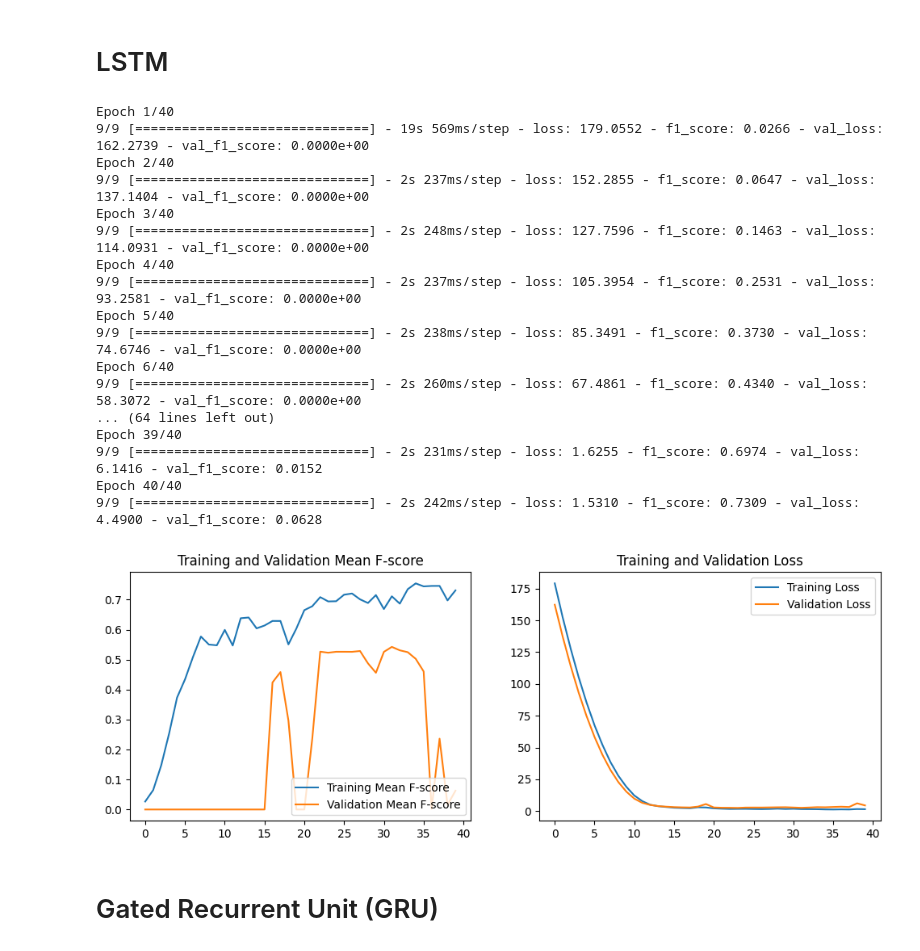
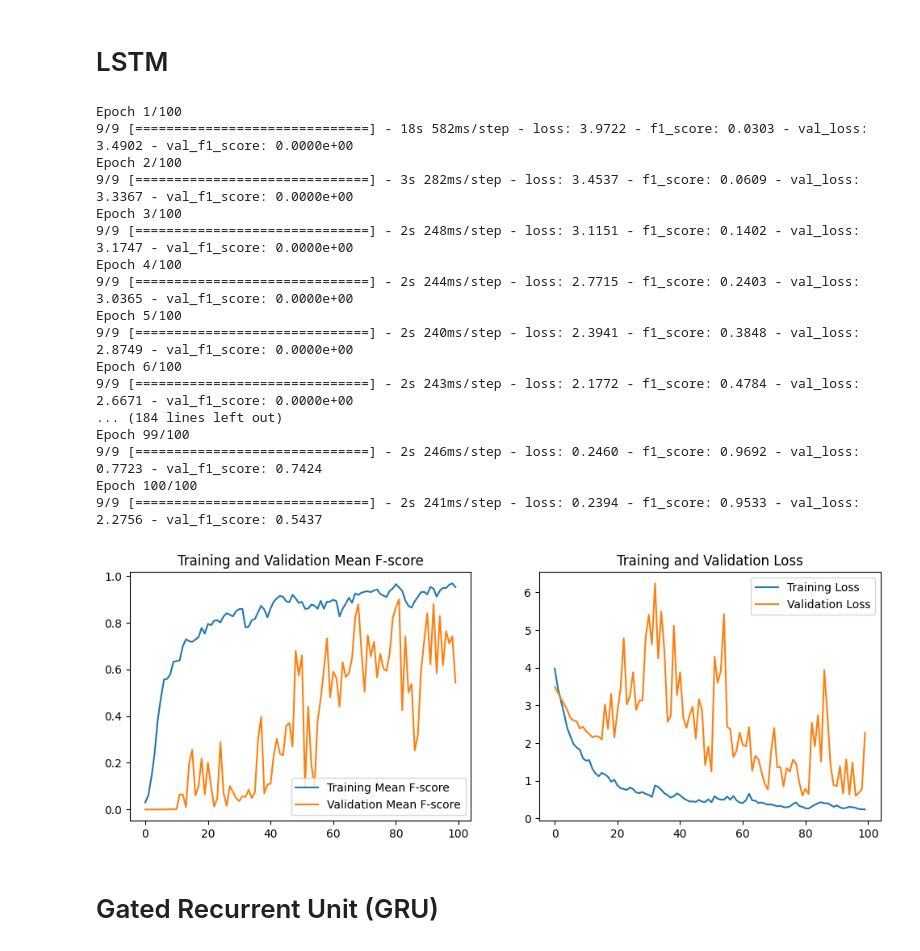
Before and after one commit to annamalkova8/Motorica-internship-task, a Jupyter notebook: motorica-internship-task.ipynb, the cells around one changed output. Drawn from its saved outputs; the diff is of its cells as text; code cells hidden in the pictures.

```diff
--- a/motorica-internship-task.ipynb
+++ b/motorica-internship-task.ipynb
@@ -297,55 +322,55 @@ Things to consider:
 from keras.models import Sequential
 from keras.layers import LSTM, Dense,BatchNormalization
 from keras.layers import TimeDistributed
 from keras.optimizers import Adam
 from keras.layers import Dropout
 # Bidirectional layers can allow the model to learn from both past and future time steps.
 from keras.layers import Bidirectional
-from keras.regularizers import l1
+from keras.regularizers import l1,l2
 from keras.layers import GRU
 from keras import backend as K
 
 model_lstm = Sequential()
-model_lstm.add(Bidirectional(LSTM(100, return_sequences=True, kernel_regularizer=l1(0.1)),
+model_lstm.add(Bidirectional(LSTM(100, return_sequences=True, kernel_regularizer=l2(0.01)),
                              input_shape=(n_timesteps, n_features)))
 model_lstm.add(BatchNormalization())
 model_lstm.add(Bidirectional(LSTM(50, return_sequences=True)))
 model_lstm.add(BatchNormalization())
 model_lstm.add(Bidirectional(LSTM(50, return_sequences=True)))
 model_lstm.add(BatchNormalization())
 model_lstm.add(Dropout(0.2))
 model_lstm.add(TimeDistributed(Dense(n_classes, activation='softmax')))
 optimizer = Adam(learning_rate=0.001)
 model_lstm.compile(loss='categorical_crossentropy',
                    optimizer=optimizer,
                    metrics=[f1_score])
 history_lstm = model_lstm.fit(X_train_norm,
                     y_train,
-                    epochs=40,
+                    epochs=100,
                     batch_size=32,
                     validation_data=(X_valid_norm, y_valid))
-plot_accur(history_lstm, epochs=40)
+plot_accur(history_lstm, epochs=100)
 
 K.clear_session()
 # %% [output]
-Epoch 1/40
-9/9 [==============================] - 19s 569ms/step - loss: 179.0552 - f1_score: 0.0266 - val_loss: 162.2739 - val_f1_score: 0.0000e+00
-Epoch 2/40
-9/9 [==============================] - 2s 237ms/step - loss: 152.2855 - f1_score: 0.0647 - val_loss: 137.1404 - val_f1_score: 0.0000e+00
-Epoch 3/40
-9/9 [==============================] - 2s 248ms/step - loss: 127.7596 - f1_score: 0.1463 - val_loss: 114.0931 - val_f1_score: 0.0000e+00
-Epoch 4/40
-9/9 [==============================] - 2s 237ms/step - loss: 105.3954 - f1_score: 0.2531 - val_loss: 93.2581 - val_f1_score: 0.0000e+00
-Epoch 5/40
-9/9 [==============================] - 2s 238ms/step - loss: 85.3491 - f1_score: 0.3730 - val_loss: 74.6746 - val_f1_score: 0.0000e+00
-Epoch 6/40
-9/9 [==============================] - 2s 260ms/step - loss: 67.4861 - f1_score: 0.4340 - val_loss: 58.3072 - val_f1_score: 0.0000e+00
-... (64 lines left out)
-Epoch 39/40
-9/9 [==============================] - 2s 231ms/step - loss: 1.6255 - f1_score: 0.6974 - val_loss: 6.1416 - val_f1_score: 0.0152
-Epoch 40/40
-9/9 [==============================] - 2s 242ms/step - loss: 1.5310 - f1_score: 0.7309 - val_loss: 4.4900 - val_f1_score: 0.0628
+Epoch 1/100
+9/9 [==============================] - 18s 582ms/step - loss: 3.9722 - f1_score: 0.0303 - val_loss: 3.4902 - val_f1_score: 0.0000e+00
+Epoch 2/100
+9/9 [==============================] - 3s 282ms/step - loss: 3.4537 - f1_score: 0.0609 - val_loss: 3.3367 - val_f1_score: 0.0000e+00
+Epoch 3/100
+9/9 [==============================] - 2s 248ms/step - loss: 3.1151 - f1_score: 0.1402 - val_loss: 3.1747 - val_f1_score: 0.0000e+00
+Epoch 4/100
+9/9 [==============================] - 2s 244ms/step - loss: 2.7715 - f1_score: 0.2403 - val_loss: 3.0365 - val_f1_score: 0.0000e+00
+Epoch 5/100
+9/9 [==============================] - 2s 240ms/step - loss: 2.3941 - f1_score: 0.3848 - val_loss: 2.8749 - val_f1_score: 0.0000e+00
+Epoch 6/100
+9/9 [==============================] - 2s 243ms/step - loss: 2.1772 - f1_score: 0.4784 - val_loss: 2.6671 - val_f1_score: 0.0000e+00
+... (184 lines left out)
+Epoch 99/100
+9/9 [==============================] - 2s 246ms/step - loss: 0.2460 - f1_score: 0.9692 - val_loss: 0.7723 - val_f1_score: 0.7424
+Epoch 100/100
+9/9 [==============================] - 2s 241ms/step - loss: 0.2394 - f1_score: 0.9533 - val_loss: 2.2756 - val_f1_score: 0.5437
-[figure, old version]
+[figure, new version]
 # %% [markdown]
 # Gated Recurrent Unit (GRU)
 # %%
```
Also changed, not shown: parts of 16 cells of this notebook.
